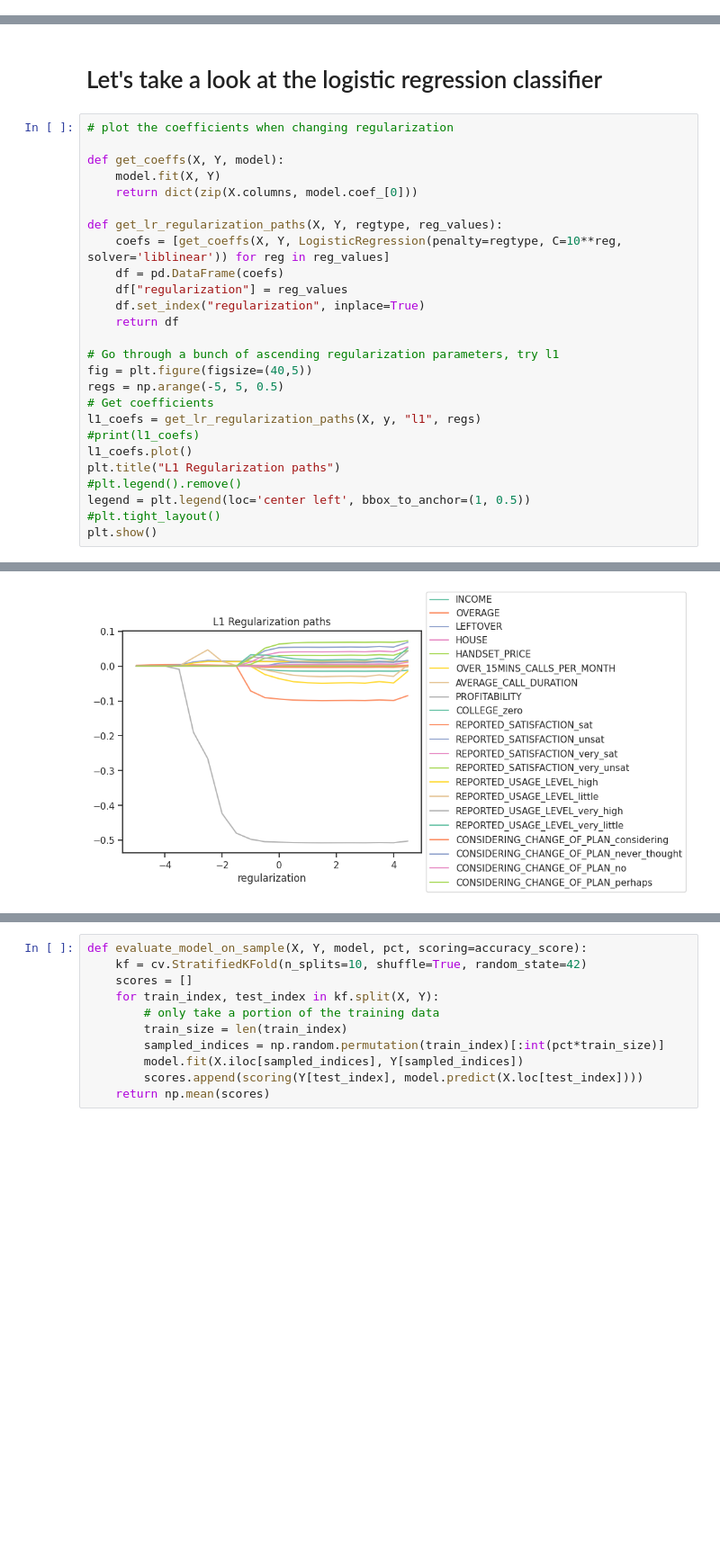
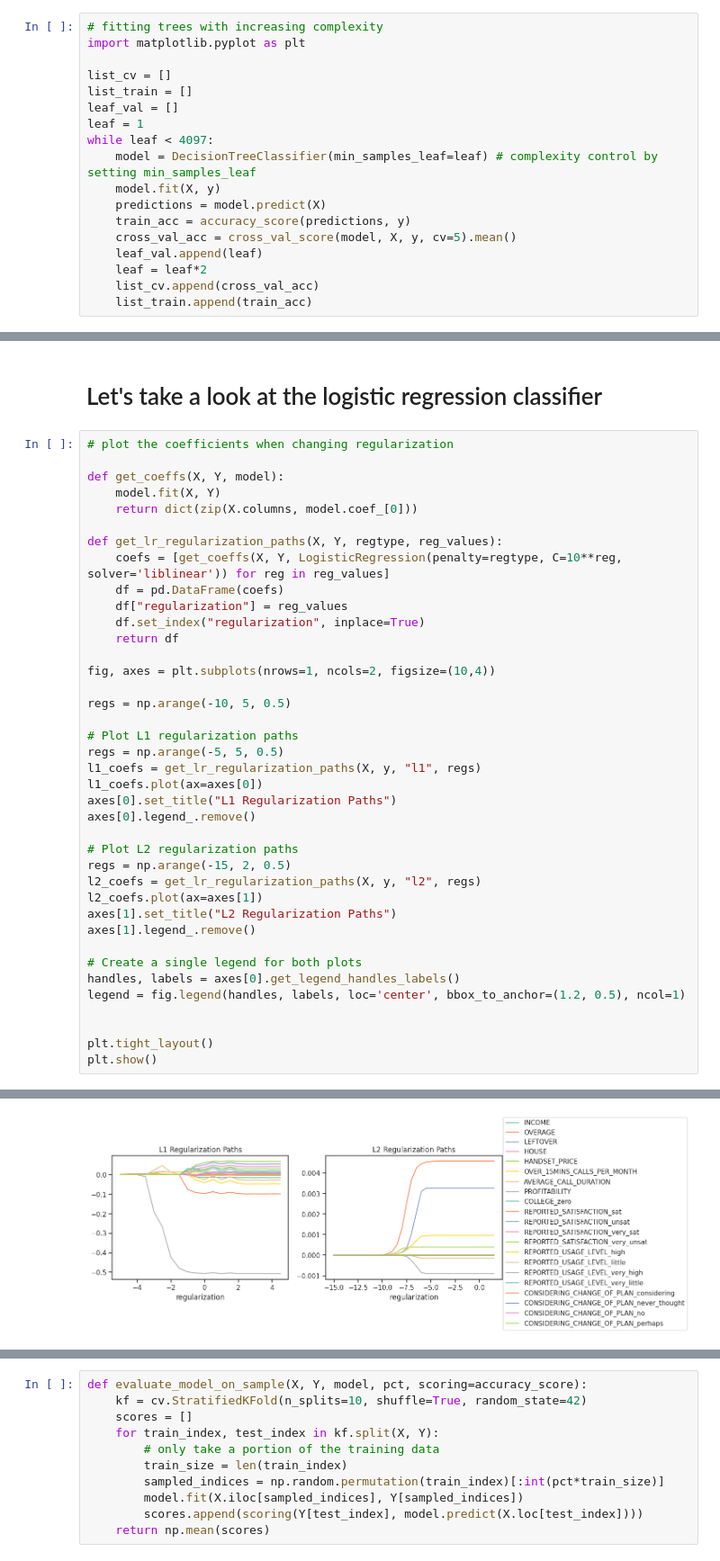
Before and after one commit to pearl-yu/foster_2023summer, a Jupyter notebook: churn.ipynb, the cells around one changed output, grey strips where cells are left out. Shown at 90% size. Saved outputs shown, nothing was run; the diff lists cells and outputs as text; blank space fills up the shorter version.

Commit message:
added tree params. l2 regularization. log scale.

```diff
--- a/churn.ipynb
+++ b/churn.ipynb
@@ -177,0 +194,18 @@ plt.show()
+# %%
+# fitting trees with increasing complexity
+import matplotlib.pyplot as plt
+
+list_cv = []
+list_train = []
+leaf_val = []
+leaf = 1
+while leaf < 4097:
+    model = DecisionTreeClassifier(min_samples_leaf=leaf) # complexity control by setting min_samples_leaf
+    model.fit(X, y)
+    predictions = model.predict(X)
+    train_acc = accuracy_score(predictions, y)
+    cross_val_acc = cross_val_score(model, X, y, cv=5).mean()
+    leaf_val.append(leaf)
+    leaf = leaf*2
+    list_cv.append(cross_val_acc)
+    list_train.append(train_acc)
@@ -191,16 +253,29 @@ def get_lr_regularization_paths(X, Y, regtype, reg_values):
     df.set_index("regularization", inplace=True)
     return df
 
-# Go through a bunch of ascending regularization parameters, try l1
-fig = plt.figure(figsize=(40,5))
+fig, axes = plt.subplots(nrows=1, ncols=2, figsize=(10,4))
+
+regs = np.arange(-10, 5, 0.5)
+
+# Plot L1 regularization paths
 regs = np.arange(-5, 5, 0.5)
-# Get coefficients
 l1_coefs = get_lr_regularization_paths(X, y, "l1", regs)
-#print(l1_coefs)
-l1_coefs.plot()
-plt.title("L1 Regularization paths")
-#plt.legend().remove()
-legend = plt.legend(loc='center left', bbox_to_anchor=(1, 0.5))
-#plt.tight_layout()
+l1_coefs.plot(ax=axes[0])
+axes[0].set_title("L1 Regularization Paths")
+axes[0].legend_.remove()
+
+# Plot L2 regularization paths
+regs = np.arange(-15, 2, 0.5)
+l2_coefs = get_lr_regularization_paths(X, y, "l2", regs)
+l2_coefs.plot(ax=axes[1])
+axes[1].set_title("L2 Regularization Paths")
+axes[1].legend_.remove()
+
+# Create a single legend for both plots
+handles, labels = axes[0].get_legend_handles_labels()
+legend = fig.legend(handles, labels, loc='center', bbox_to_anchor=(1.2, 0.5), ncol=1)
+
+
+plt.tight_layout()
 plt.show()
 # %% [output]
@@ -208,4 +282,4 @@ plt.show()
-[figure, old version]
+[figure, new version]
 # %%
 # fitting models with differnt regularization params
 import matplotlib.pyplot as plt
```
Also changed, not shown: parts of 17 cells of this notebook.
